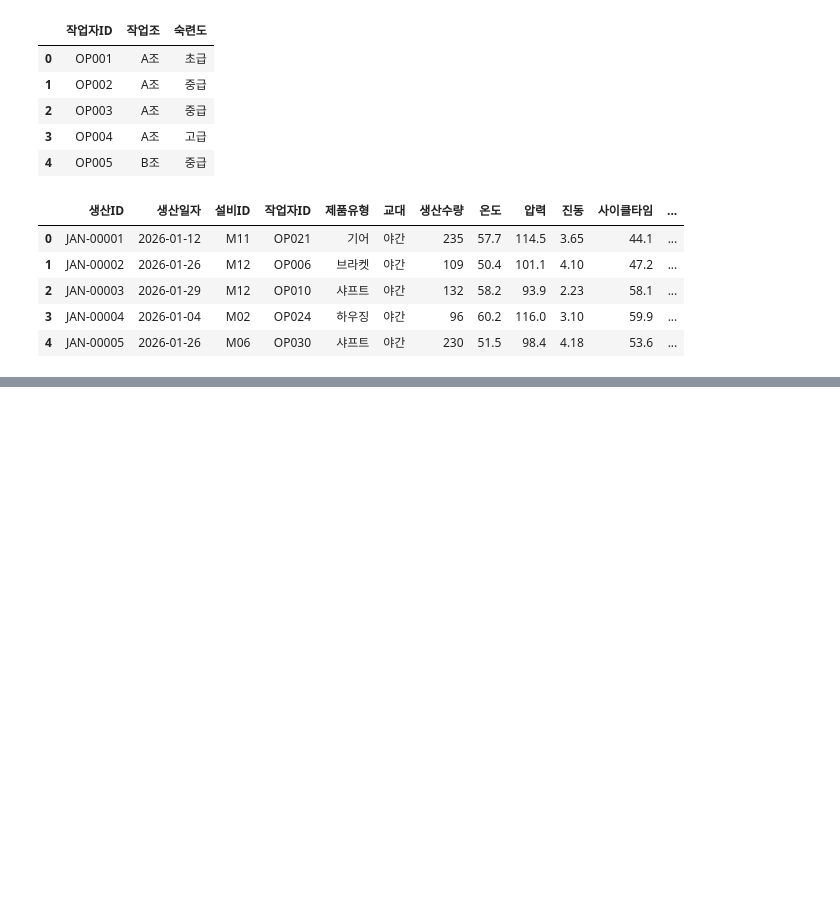
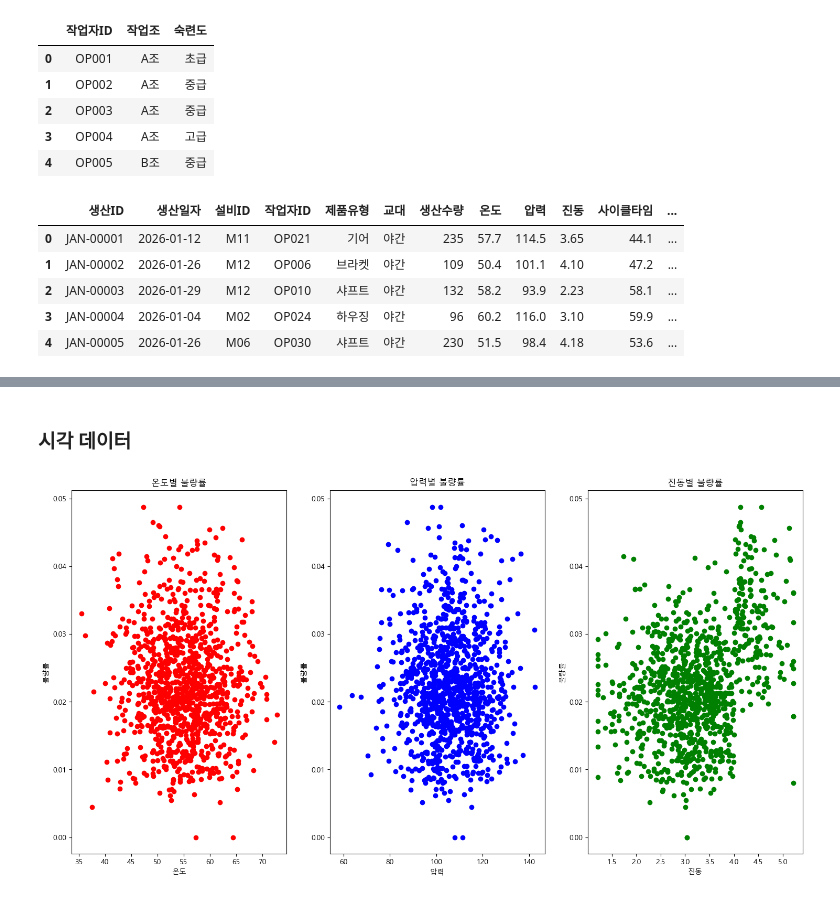
Before and after one commit to hpdice/AI_Industry, a Jupyter notebook: Data_Science/09_[미니프로젝트] DF핸들링.ipynb, the cells around one changed output, grey strips where cells are left out. Cells and saved outputs as stored; diff of their text form; code cells hidden in the pictures; blank space fills up the shorter version.

```diff
--- a/Data_Science/09_[미니프로젝트] DF핸들링.ipynb
+++ b/Data_Science/09_[미니프로젝트] DF핸들링.ipynb
@@ -449,14 +455,20 @@ df.loc[pro_df['교대']=='야간']
 # %%
 # 양품수량, 불량률, 설비연식, 고불량여부 변수를 생성하시오.
 
-양품수량 = df['생산수량'] - df['불량수량']
-print(양품수량)
+df['양품수량'] = df['생산수량'] - df['불량수량']
 
-불량률 = df['불량수량'] / df['생산수량']
-print(불량률)
+df['불량률'] = df['불량수량'] / df['생산수량']
 
-설비연식 = df['생산일자'].dt.year - df['도입연도']
-print(설비연식)
+df['설비연식'] = df['생산일자'].dt.year - df['도입연도']
 
-고불량여부 =
+고불량률 = df['불량률'].quantile(0.9)
+
+def 고불량여부(불량률) :
+    if 불량률 >= 고불량률 :
+        return "고불량"
+    else :
+        return "불량"
+
+df['고불량여부'] = df['불량률'].apply(고불량여부)
+df
 # %% [output]
@@ -467,0 +516,5 @@ array([ 6,  5,  4,  2,  3,  1,  7,  8,  9, 12,  0, 10])
+# %%
+# 숙련도를 순서형 인코딩하시오.
+
+df['숙련도_라벨'] = le.fit_transform(df['숙련도'])
+df.head()
@@ -467,0 +578,22 @@ array([ 6,  5,  4,  2,  3,  1,  7,  8,  9, 12,  0, 10])
+# %% [markdown]
+### 시각 데이터
+# %%
+fig, ((ax1,ax2,ax3)) = plt.subplots(nrows = 1 , ncols = 3)
+
+fig.set_size_inches(18,9)   # 전체 plot 사이즈
+
+ax1.set(xlabel = '온도' , ylabel = '불량률' , title = '온도별 불량률')
+df_sort_temp = df.sort_values('온도')
+ax1.plot(df_sort_temp['온도'],df_sort_temp['불량률'],'or')
+
+ax2.set(xlabel = '압력' , ylabel = '불량률' , title = '압력별 불량률')
+df_sort_press = df.sort_values('압력')
+ax2.plot(df_sort_press['압력'],df_sort_press['불량률'],'ob')
+
+ax3.set(xlabel = '진동' , ylabel = '불량률' , title = '진동별 불량률')
+df_sort_vib = df.sort_values('진동')
+ax3.plot(df_sort_vib['진동'],df_sort_vib['불량률'],'og')
+
+plt.show()
+# %% [output]
+[figure, added]
```
Also changed, not shown: parts of 19 cells of this notebook, 3 other files.
